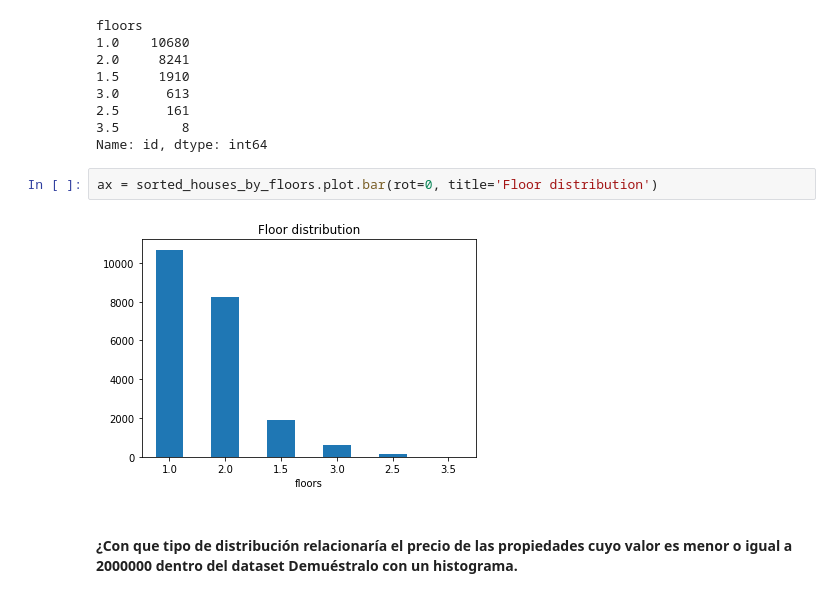
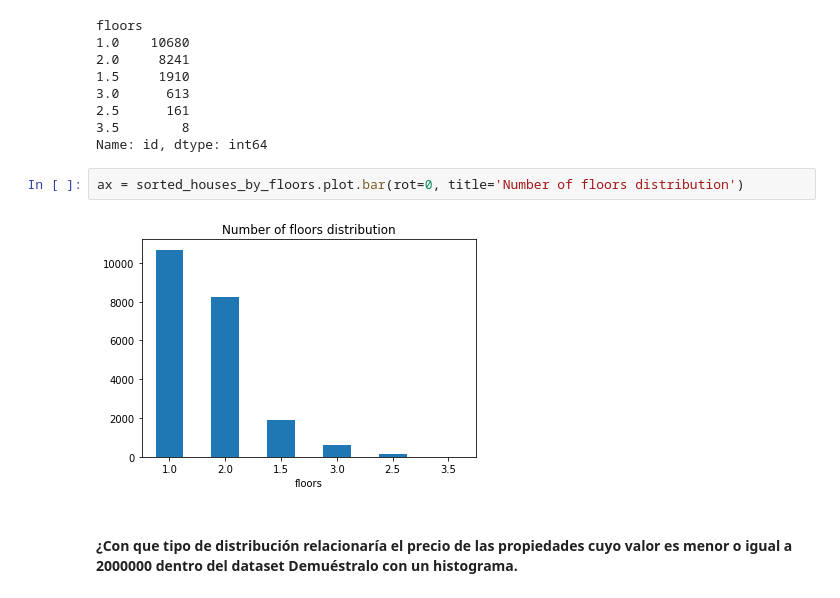
Before and after one commit to ahhnko/andreshalliday, a Jupyter notebook: Desafio_Equinox.ipynb, the cells around one changed output. Cells and saved outputs as stored; diff of their text form.

```diff
--- a/Desafio_Equinox.ipynb
+++ b/Desafio_Equinox.ipynb
@@ -177,9 +180,9 @@ floors
 3.5        8
 Name: id, dtype: int64
 # %%
-ax = sorted_houses_by_floors.plot.bar(rot=0, title='Floor distribution')
+ax = sorted_houses_by_floors.plot.bar(rot=0, title='Number of floors distribution')
 # %% [output]
-[figure, old version]
+[figure, new version]
 # %% [markdown]
 <h4>¿Con que tipo de distribución relacionaría el precio de las propiedades cuyo valor es menor o igual a 2000000 dentro del dataset         Demuéstralo con un histograma. </h4>
 # %%
```
Also changed, not shown: parts of 39 cells of this notebook.
